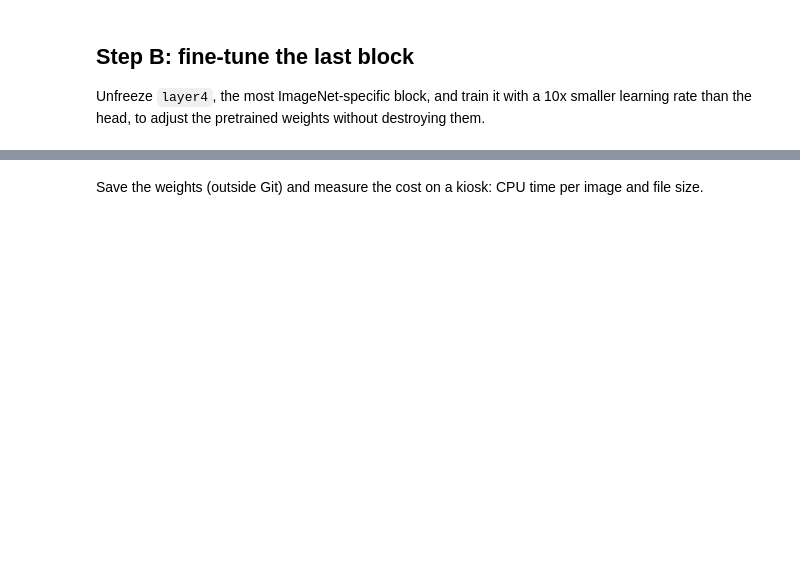
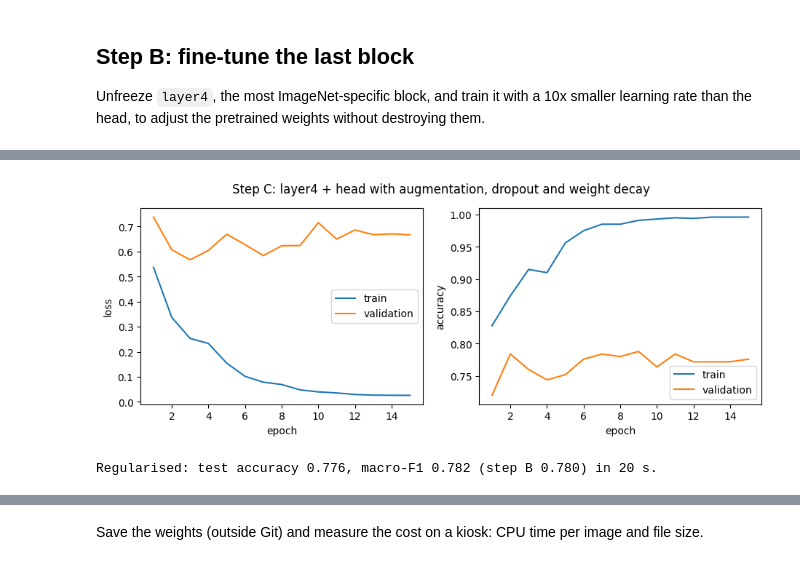
Before and after one commit to raniamehria/museum-guide, a Jupyter notebook: notebook/resnet.ipynb, the cells around one changed output, grey strips where cells are left out. Saved outputs shown, nothing was run; the diff lists cells and outputs as text; code cells hidden in the pictures; blank space fills up the shorter version.

```diff
--- a/notebook/resnet.ipynb
+++ b/notebook/resnet.ipynb
@@ -267,0 +267,63 @@ Fine-tuned: test accuracy 0.776, macro-F1 0.776 (head only 0.732) in 418 s.
+# %%
+EPOCHS_C_HEAD = 3      # head only, as in step A
+EPOCHS_C = 15          # layer4 + head: 3x more epochs than step B, made safe by regularisation + early stopping
+DROPOUT = 0.5
+WEIGHT_DECAY = 1e-2    # AdamW: the weights shrink a little at every step (L2 regularisation)
+SHIFT = 12             # random crop: the painting can move by up to 12 px
+
+
+def augment(xb):
+    """Random left-right flip (per image) + random crop (same shift for the whole batch)."""
+    flip = torch.rand(len(xb), device=xb.device) < 0.5
+    xb = torch.where(flip.view(-1, 1, 1, 1), xb.flip(-1), xb)
+    size = xb.shape[-1]
+    xb = F.pad(xb, (SHIFT, SHIFT, SHIFT, SHIFT), mode="reflect")   # mirror the borders instead of adding black bands
+    i, j = torch.randint(0, 2 * SHIFT + 1, (2,)).tolist()
+    return xb[..., i:i + size, j:j + size]
+
+
+def train_regularised_epoch(model, loader, loss_fn, optimizer):
+    model.eval()           # BatchNorm keeps its ImageNet statistics (as in steps A and B)...
+    model.fc.train()       # ...but dropout must be ON during training, and it lives in fc
+    for xb, yb in loader:
+        xb, yb = augment(xb.to(device)), yb.to(device)
+        optimizer.zero_grad()
+        loss = loss_fn(model(xb), yb)
+        loss.backward()
+        optimizer.step()
+
+
+def train_step_c(seed=0, verbose=True):
+    """Step C from scratch for one random seed (seed: initialisation of the head, batch order, augmentation, dropout)."""
+    torch.manual_seed(seed)
+    model = resnet18(weights=ResNet18_Weights.DEFAULT)
+    for p in model.parameters():
+        p.requires_grad = False
+    model.fc = nn.Sequential(nn.Dropout(DROPOUT), nn.Linear(512, N_CLASSES))   # dropout just before the new head
+    model = model.to(device)
+
+    # C1: head only (a new layer can learn fast: learning rate 3e-3, as in step A)
+    optimizer = torch.optim.AdamW(model.fc.parameters(), lr=3e-3, weight_decay=WEIGHT_DECAY)
+    fit(model, optimizer, EPOCHS_C_HEAD, train_epoch_fn=train_regularised_epoch, verbose=verbose, seed=seed + 1)
+
+    # C2: unfreeze layer4, same learning rates as step B, cosine schedule over the 15 epochs
+    for p in model.layer4.parameters():
+        p.requires_grad = True
+    optimizer = torch.optim.AdamW([{"params": model.layer4.parameters(), "lr": 1e-4},
+                                   {"params": model.fc.parameters(), "lr": 1e-3}], weight_decay=WEIGHT_DECAY)
+    scheduler = torch.optim.lr_scheduler.CosineAnnealingLR(optimizer, T_max=EPOCHS_C)
+    history = fit(model, optimizer, EPOCHS_C, train_epoch_fn=train_regularised_epoch, scheduler=scheduler,
+                  verbose=verbose, seed=seed + 1)
+    return model, history
+
+
+t0 = time.time()
+model_c, history_c = train_step_c(seed=0)
+
+n_trainable_c = count_parameters(model_c, trainable_only=True)
+acc_c = evaluate(model_c, test_loader, loss_fn)[1]
+f1_c = macro_f1(model_c, test_loader)
+time_c = time.time() - t0
+plot_history(history_c, "Step C: layer4 + head with augmentation, dropout and weight decay")
+print(f"Regularised: test accuracy {acc_c:.3f}, macro-F1 {f1_c:.3f} (step B {acc_ft:.3f}) in {time_c:.0f} s.")
+# %% [output]
@@ -267,0 +350,2 @@ Fine-tuned: test accuracy 0.776, macro-F1 0.776 (head only 0.732) in 418 s.
+[figure, added]
+Regularised: test accuracy 0.776, macro-F1 0.782 (step B 0.780) in 20 s.
```
Also changed, not shown: parts of 21 cells of this notebook.
